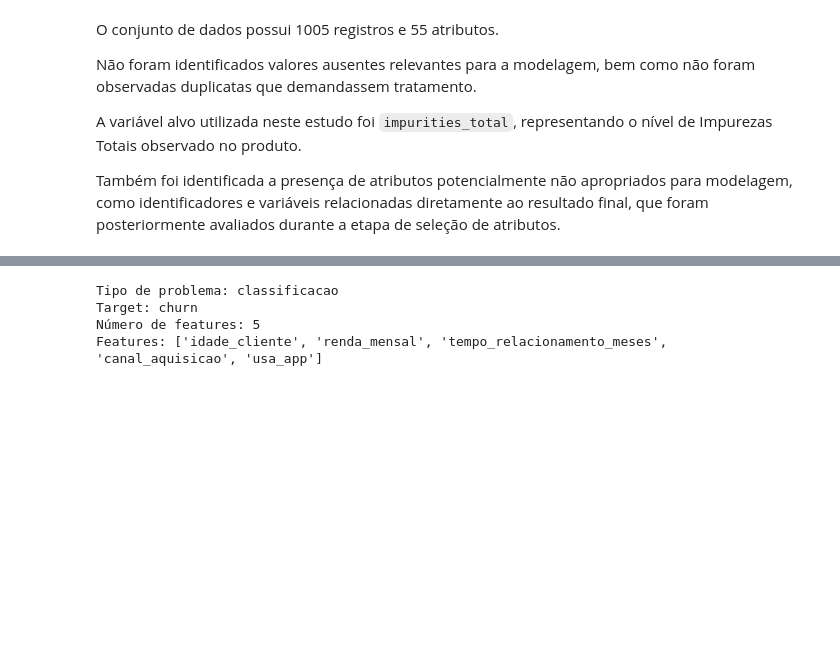
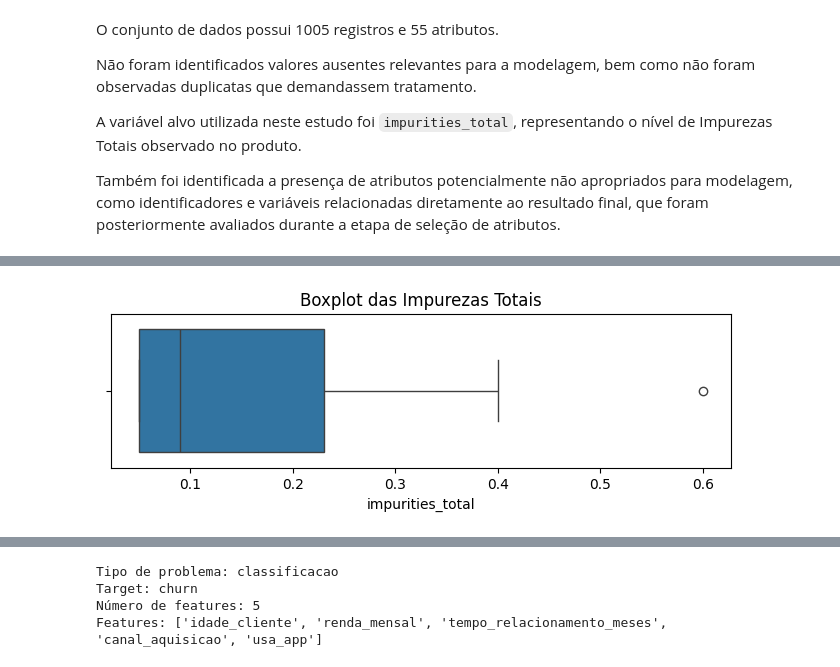
Before and after one commit to Moliveira85/MVP_CPV_Impurities_ML, a Jupyter notebook: MVP_CPV_ML_Analytics_20261.ipynb, the cells around one changed output, grey strips where cells are left out. Drawn from its saved outputs; the diff is of its cells as text; code cells hidden in the pictures; blank space fills up the shorter version.

```diff
--- a/MVP_CPV_ML_Analytics_20261.ipynb
+++ b/MVP_CPV_ML_Analytics_20261.ipynb
@@ -404,0 +353,12 @@ Nesta etapa, defina claramente quais colunas serão utilizadas, qual é o target
+# %%
+plt.figure(figsize=(8,2))
+
+sns.boxplot(
+    x=df["impurities_total"]
+)
+
+plt.title("Boxplot das Impurezas Totais")
+
+plt.show()
+# %% [output]
+[figure, added]
```
Also changed, not shown: parts of 53 cells of this notebook.
